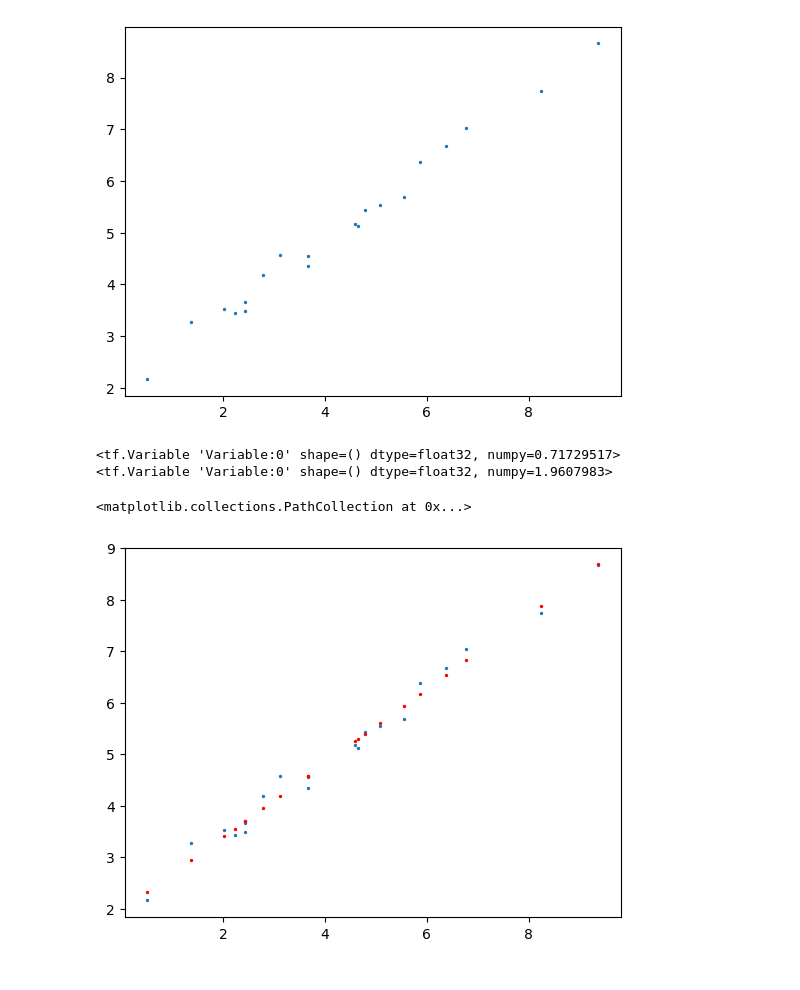
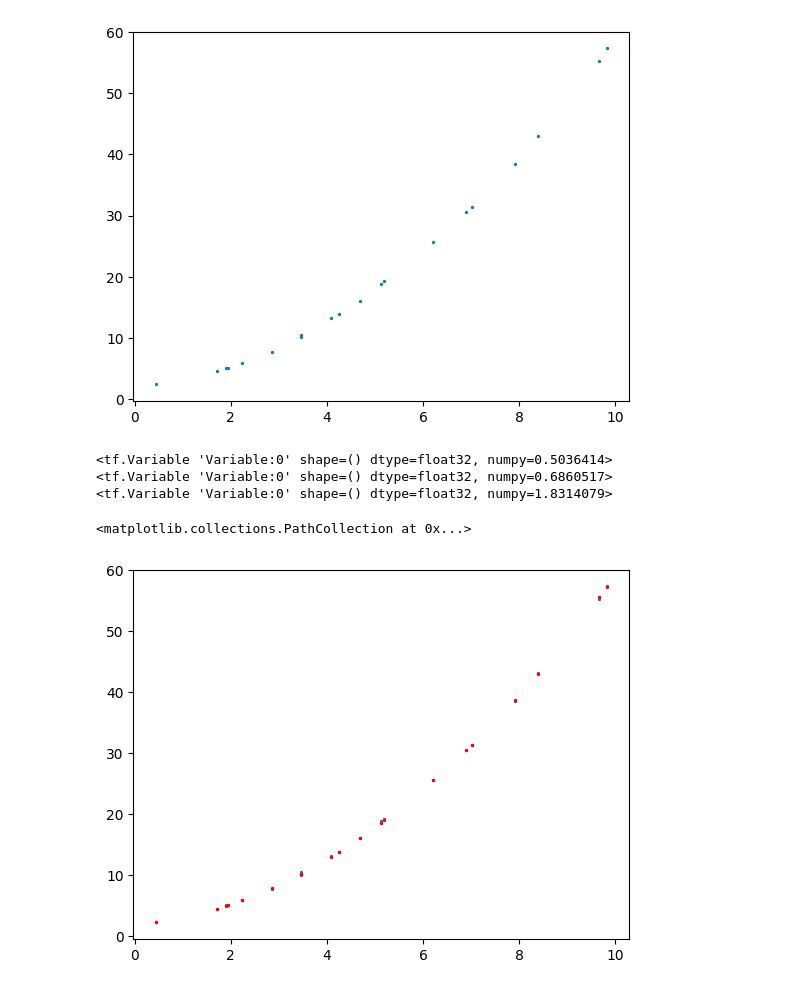
Before and after one commit to Sergey-Kiselev-dev/ML_sem_pub, a Jupyter notebook: ML_03_selfedu_tf_05e.ipynb, the cells around one changed output. Saved outputs shown, nothing was run; the diff lists cells and outputs as text; code cells hidden in the pictures.

```diff
--- a/ML_03_selfedu_tf_05e.ipynb
+++ b/ML_03_selfedu_tf_05e.ipynb
@@ -12,16 +11,17 @@ import seaborn as sns
 # %%
 TOTAL_POINTS = 20
 
 x = tf.random.uniform(shape=[TOTAL_POINTS], minval=0, maxval=10)
 noise = tf.random.normal(shape=[TOTAL_POINTS], stddev=0.2)
 
+a_true = 0.5
 k_true = 0.7
 b_true = 2.0
 
-y = x * k_true + b_true + noise
+y = x * x* a_true + x * k_true + b_true + noise
 
 plt.scatter(x, y, s=2)
 plt.show()
 # %% [output]
-[figure, old version]
+[figure, new version]
 # %%
@@ -36,23 +34,28 @@ learning_rate = 0.02
 # %%
+EPOCHS = 500
+learning_rate = 0.0005
+
 for n in range(EPOCHS):
   with tf.GradientTape() as t:
-    f = k * x + b
+    f = a * x * x + k * x + b
     loss = tf.reduce_mean(tf.square(y - f))
 
-  dk, db = t.gradient(loss, [k, b])
+  da, dk, db = t.gradient(loss, [a, k, b])
 
+  a.assign_sub(learning_rate * da)
   k.assign_sub(learning_rate * dk)
   b.assign_sub(learning_rate * db)
 
-print(k, b, sep="\n")
+print(a, k, b, sep="\n")
 # %% [output]
-<tf.Variable 'Variable:0' shape=() dtype=float32, numpy=0.71729517>
-<tf.Variable 'Variable:0' shape=() dtype=float32, numpy=1.9607983>
+<tf.Variable 'Variable:0' shape=() dtype=float32, numpy=0.5036414>
+<tf.Variable 'Variable:0' shape=() dtype=float32, numpy=0.6860517>
+<tf.Variable 'Variable:0' shape=() dtype=float32, numpy=1.8314079>
 # %%
-y_pr = k * x + b
+y_pr = a * x * x + k * x + b
 plt.scatter(x, y, s = 2)
 plt.scatter(x, y_pr, c = 'r', s = 2)
 # %% [output]
 <matplotlib.collections.PathCollection at 0x...>
-[figure, old version]
+[figure, new version]
 # %%
```
Also changed, not shown: parts of 3 cells of this notebook.
